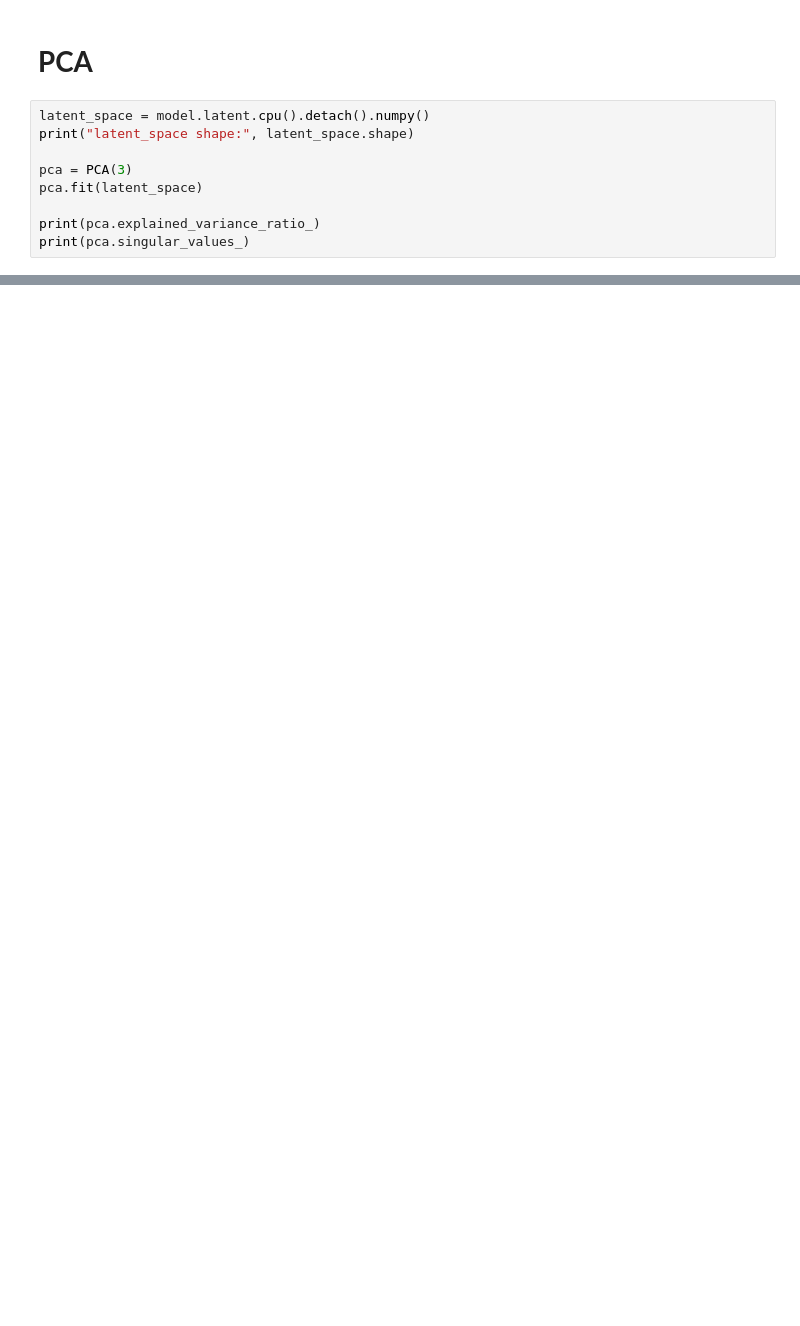
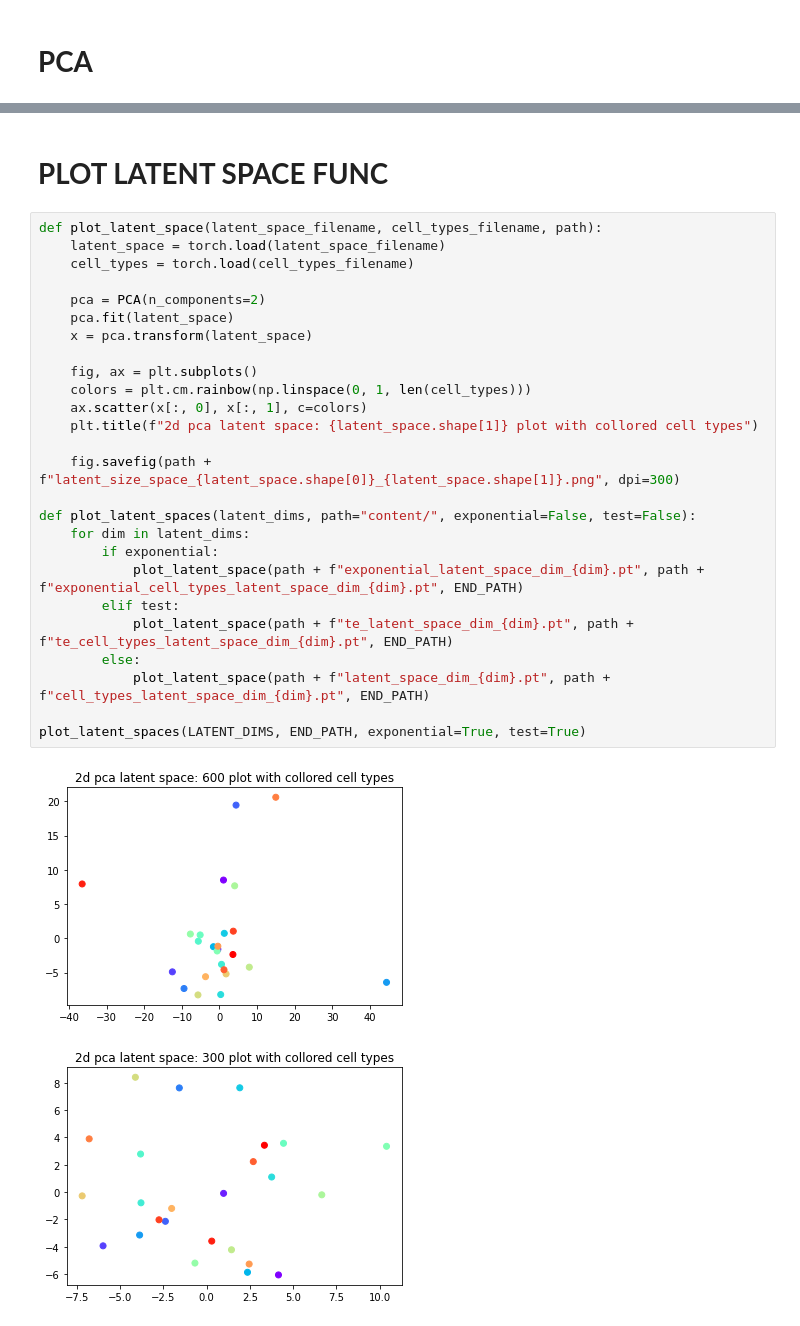
Before and after one commit to msik-404/sad2, a Jupyter notebook: projekt1/train.ipynb, the cells around one changed output, grey strips where cells are left out. Cells and saved outputs as stored; diff of their text form; blank space fills up the shorter version.

```diff
--- a/projekt1/train.ipynb
+++ b/projekt1/train.ipynb
@@ -270,11 +480,2 @@ plot_loss(testing_loss_data)
 # %% [markdown]
 # **PCA**
-# %%
-latent_space = model.latent.cpu().detach().numpy()
-print("latent_space shape:", latent_space.shape)
-
-pca = PCA(3)
-pca.fit(latent_space)
-
-print(pca.explained_variance_ratio_)
-print(pca.singular_values_)
@@ -284,0 +541,31 @@ latent_space shape: (10, 100)
+# %% [markdown]
+# **PLOT LATENT SPACE FUNC**
+# %%
+def plot_latent_space(latent_space_filename, cell_types_filename, path):
+    latent_space = torch.load(latent_space_filename)
+    cell_types = torch.load(cell_types_filename)
+
+    pca = PCA(n_components=2)
+    pca.fit(latent_space)
+    x = pca.transform(latent_space)
+
+    fig, ax = plt.subplots()
+    colors = plt.cm.rainbow(np.linspace(0, 1, len(cell_types)))
+    ax.scatter(x[:, 0], x[:, 1], c=colors)
+    plt.title(f"2d pca latent space: {latent_space.shape[1]} plot with collored cell types")
+
+    fig.savefig(path + f"latent_size_space_{latent_space.shape[0]}_{latent_space.shape[1]}.png", dpi=300)
+
+def plot_latent_spaces(latent_dims, path="content/", exponential=False, test=False):
+    for dim in latent_dims:
+        if exponential:
+            plot_latent_space(path + f"exponential_latent_space_dim_{dim}.pt", path + f"exponential_cell_types_latent_space_dim_{dim}.pt", END_PATH)
+        elif test:
+            plot_latent_space(path + f"te_latent_space_dim_{dim}.pt", path + f"te_cell_types_latent_space_dim_{dim}.pt", END_PATH)
+        else:
+            plot_latent_space(path + f"latent_space_dim_{dim}.pt", path + f"cell_types_latent_space_dim_{dim}.pt", END_PATH)
+
+plot_latent_spaces(LATENT_DIMS, END_PATH, exponential=True, test=True)
+# %% [output]
+[figure, added]
+[figure, added]
```
Also changed, not shown: parts of 25 cells of this notebook, 2 other files.
